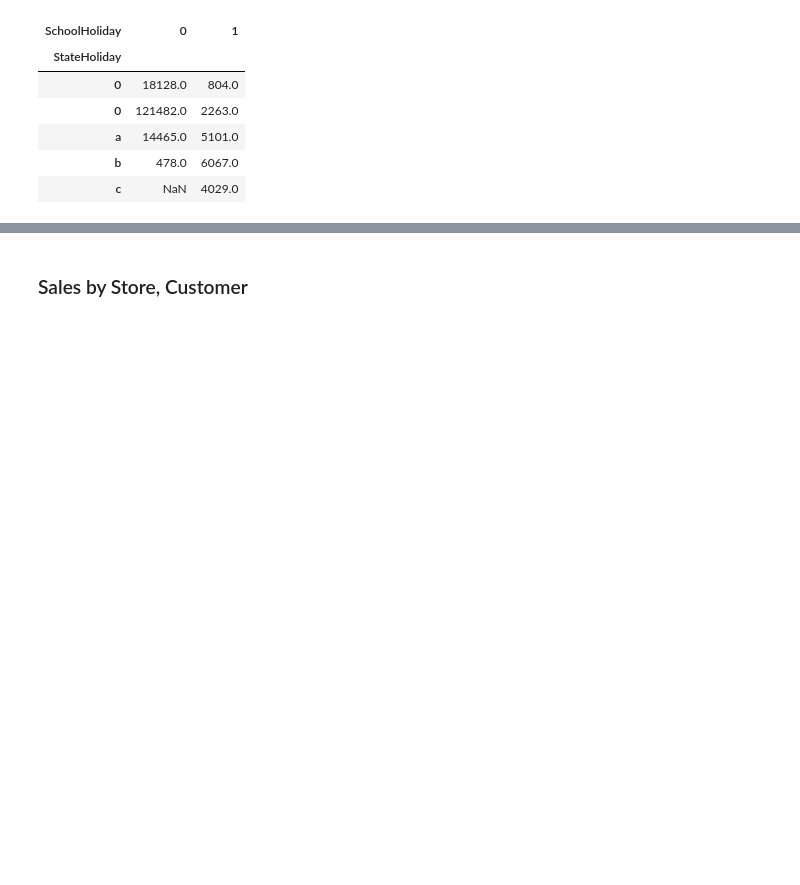
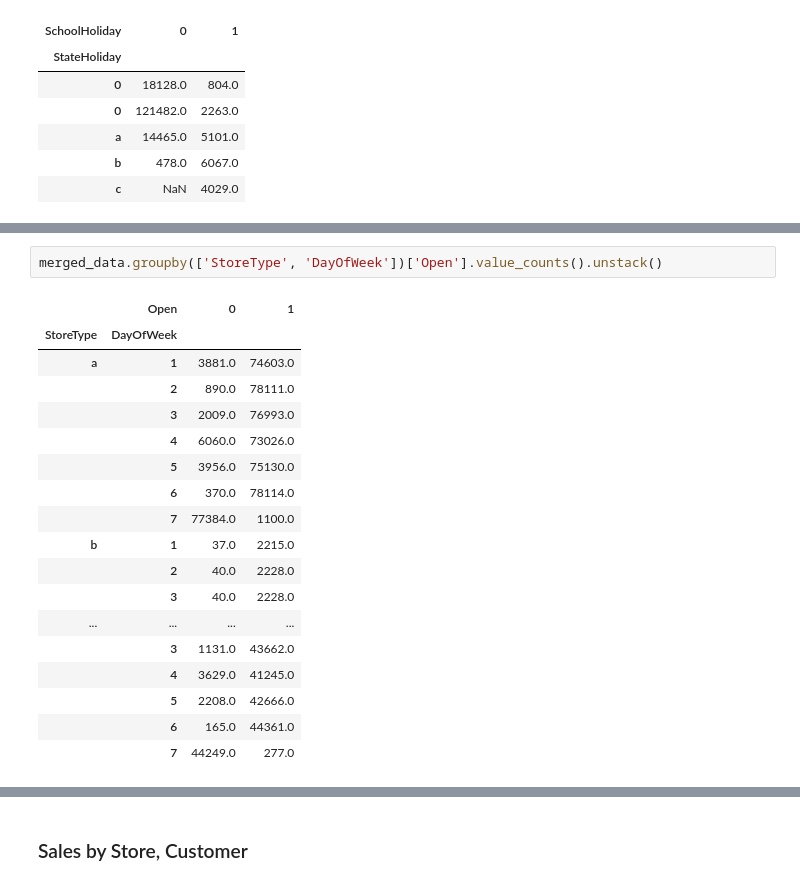
Before and after one commit to nurudeensulaimon/EDA, a Jupyter notebook: Exploratory Data Analysis.ipynb, the cells around one changed output, grey strips where cells are left out. Drawn from its saved outputs; the diff is of its cells as text; blank space fills up the shorter version.

```diff
--- a/Exploratory Data Analysis.ipynb
+++ b/Exploratory Data Analysis.ipynb
@@ -137,0 +127,21 @@ train[train['Open'] == 0].groupby(['StateHoliday', 'SchoolHoliday'])['Open'].agg
+# %%
+merged_data.groupby(['StoreType', 'DayOfWeek'])['Open'].value_counts().unstack()
+# %% [output]
+|  | Open | 0 | 1 |
+| StoreType | DayOfWeek |  |  |
+| a | 1 | 3881.0 | 74603.0 |
+|  | 2 | 890.0 | 78111.0 |
+|  | 3 | 2009.0 | 76993.0 |
+|  | 4 | 6060.0 | 73026.0 |
+|  | 5 | 3956.0 | 75130.0 |
+|  | 6 | 370.0 | 78114.0 |
+|  | 7 | 77384.0 | 1100.0 |
+| b | 1 | 37.0 | 2215.0 |
+|  | 2 | 40.0 | 2228.0 |
+|  | 3 | 40.0 | 2228.0 |
+| ... | ... | ... | ... |
+|  | 3 | 1131.0 | 43662.0 |
+|  | 4 | 3629.0 | 41245.0 |
+|  | 5 | 2208.0 | 42666.0 |
+|  | 6 | 165.0 | 44361.0 |
+|  | 7 | 44249.0 | 277.0 |
```
Also changed, not shown: parts of 53 cells of this notebook.
